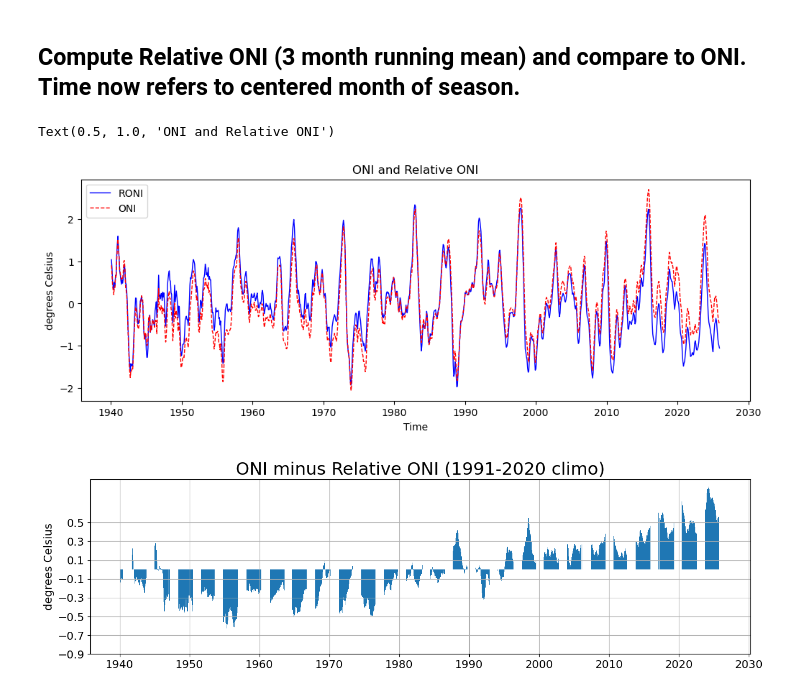
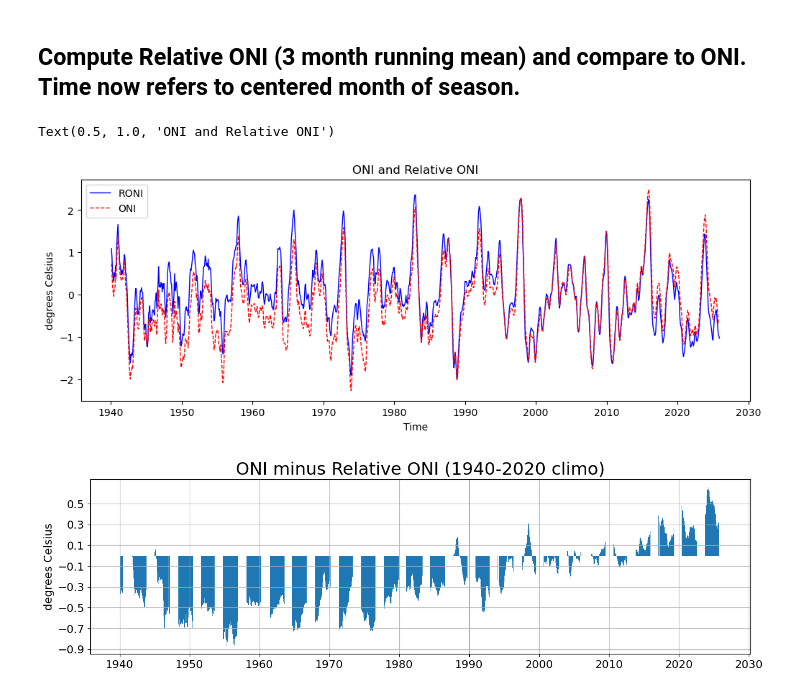
Before and after one commit to elkjuarez/ensoregimes, a Jupyter notebook: ensoregimes/roni-compute.ipynb, the cells around one changed output. Saved outputs shown, nothing was run; the diff lists cells and outputs as text; code cells hidden in the pictures.

Commit message:
updated climatology to be based on 1991-2020 Normals

```diff
--- a/ensoregimes/roni-compute.ipynb
+++ b/ensoregimes/roni-compute.ipynb
@@ -54,9 +54,9 @@ plt.title('Nino-3.4 Average Index')
 Text(0.5, 1.0, 'Nino-3.4 Average Index')
 [figure]
 # %%
-# Set climatology
-climrang1 = timeslice1
-climrang2 = timeslice2
+# Set climatology, using normals from past 3 decades
+climrang1 = '1991-01-01'
+climrang2 = '2020-12-01'
 
 # Nino3.4 anomaly
 clm = nino34.sel(time=slice(climrang1,climrang2)).groupby('time.month').mean(dim='time')
@@ -109,21 +109,21 @@ plt.ylabel('degrees Celsius')
 plt.title('ONI and Relative ONI')
 # %% [output]
 Text(0.5, 1.0, 'ONI and Relative ONI')
-[figure, old version]
+[figure, new version]
 # %%
 # plot differences
 
 diff = ONI.ONI - RONI.RONI
 
 fig, ax = plt.subplots(figsize=(15, 4))
 ax.bar(diff.time, diff.values, width=19.5)
-ax.set_title('ONI minus Relative ONI (1991-2020 climo)',fontsize=22)
+ax.set_title('ONI minus Relative ONI (1940-2020 climo)',fontsize=22)
 ax.set_ylabel('degrees Celsius',fontsize=14)
 ax.tick_params(axis='x', labelsize=14)
 ax.tick_params(axis='y', labelsize=14)
 ax.set_yticks(np.arange(-0.9, 0.6, step=.2))
 ax.grid()
 # %% [output]
-[figure, old version]
+[figure, new version]
 # %%
 RONI.to_netcdf(f'{path_origins}{"RONI.nc"}')
```
Also changed, not shown: parts of 1 cell of this notebook, 1 other file.
